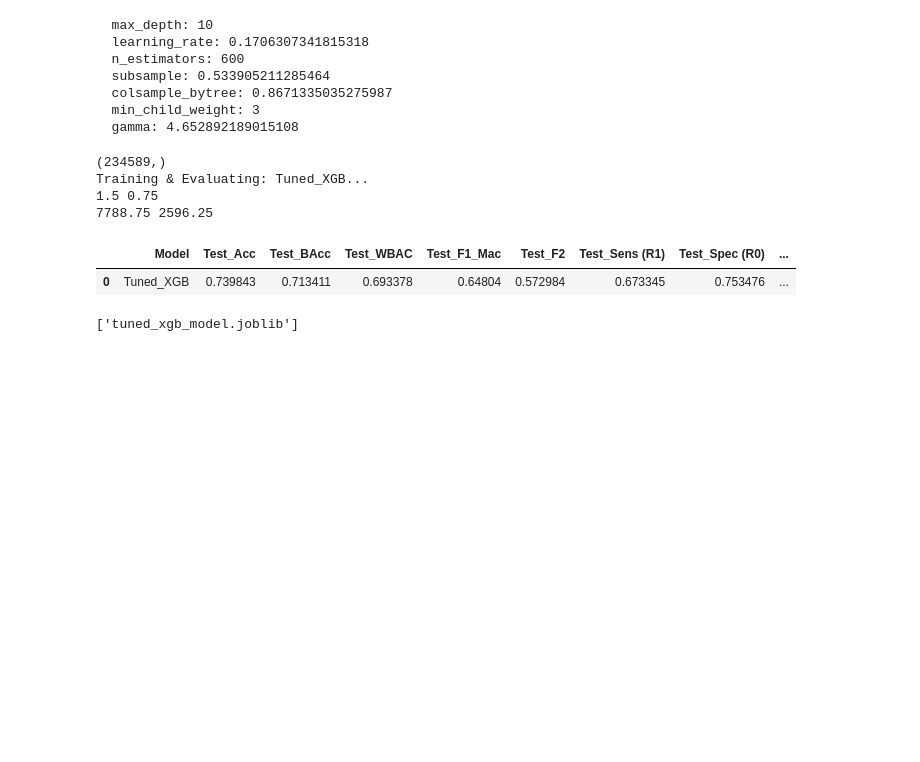
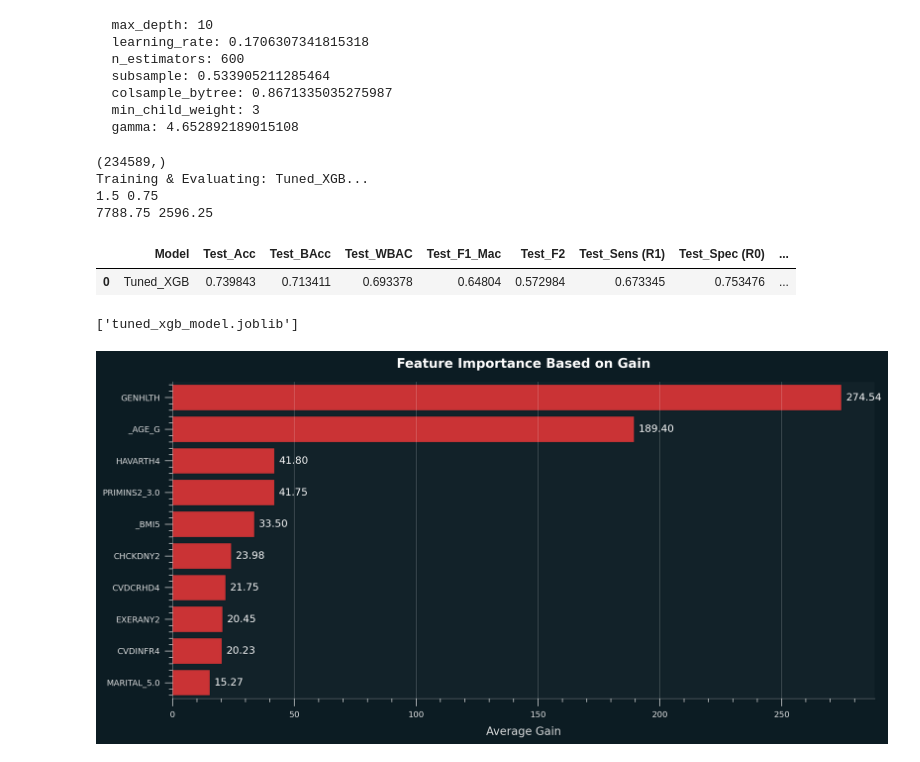
Before and after one commit to yukienjoyer7/Diabetes-Early-Diagnosis-BRFSS-2024, a Jupyter notebook: Modelling_Dion.ipynb, the cells around one changed output. Cells and saved outputs as stored; diff of their text form; code cells hidden in the pictures; blank space fills up the shorter version.

Commit message:
feat: feat importance graph adjustment

```diff
--- a/Modelling_Dion.ipynb
+++ b/Modelling_Dion.ipynb
@@ -1283,0 +1289,23 @@ joblib.dump(tuned_xgb_model, "tuned_xgb_model.joblib")
+# %%
+importance_dict = tuned_xgb_model.get_booster().get_score(importance_type='gain')
+
+df_importance = pd.DataFrame(list(importance_dict.items()), columns=['Fitur', 'Gain'])
+
+df_importance = df_importance.sort_values(by='Gain', ascending=False).head(10)
+
+plt.figure(figsize=(12, 6))
+
+ax = sns.barplot(x='Gain', y='Fitur', data=df_importance)
+
+ax.bar_label(ax.containers[0], fmt='%.2f', padding=5, fontsize=11)
+
+plt.title('Feature Importance Based on Gain', fontsize=14, fontweight='bold')
+plt.xlabel('Average Gain', fontsize=12)
+plt.ylabel('')
+plt.tight_layout()
+sns.despine()
+plt.savefig(f"./outputs/modelling/xgb_feature_importance.png", dpi=300, transparent=True, bbox_inches='tight',pad_inches=0.1, format='png')
+
+plt.show()
+# %% [output]
+[figure, added]
```
Also changed, not shown: parts of 1 cell of this notebook, 1 other file.
